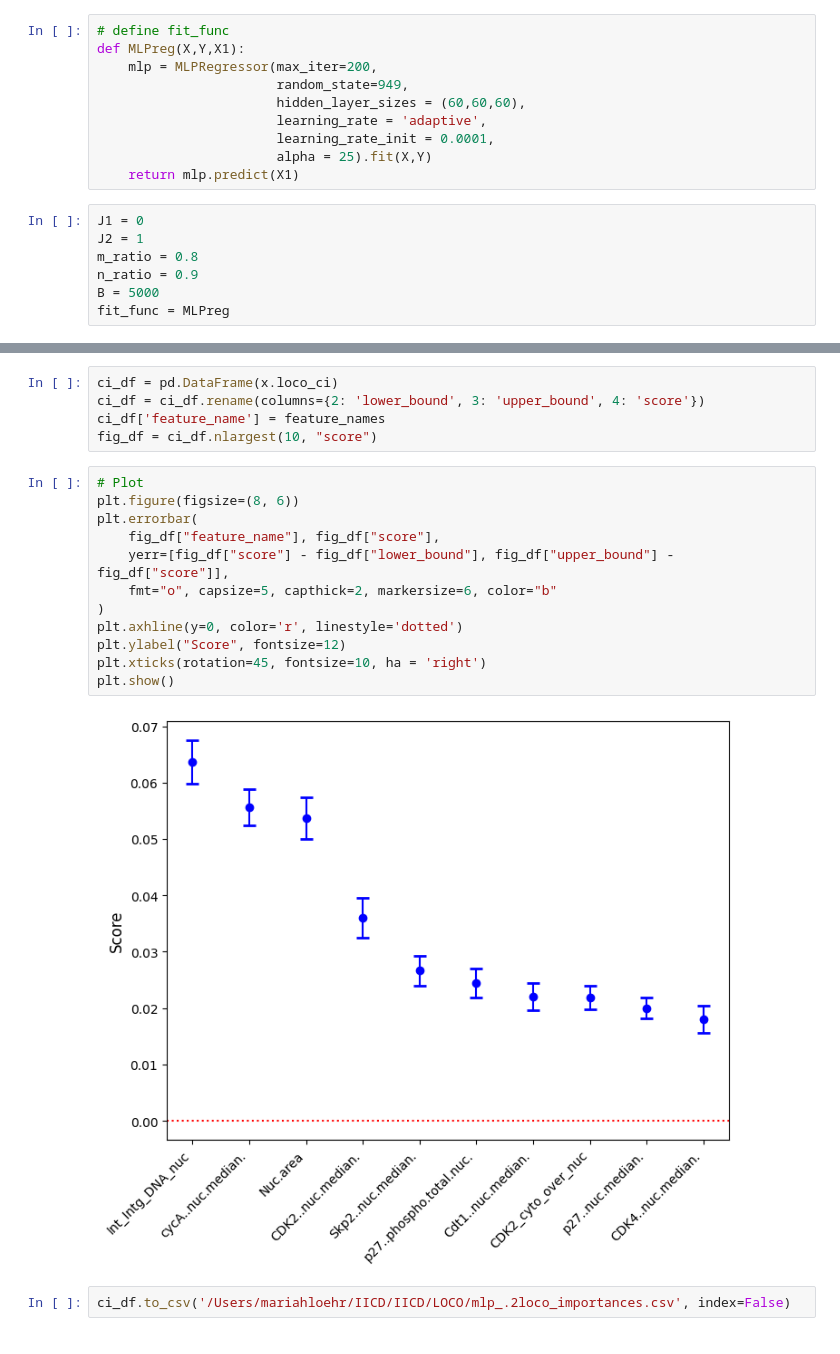
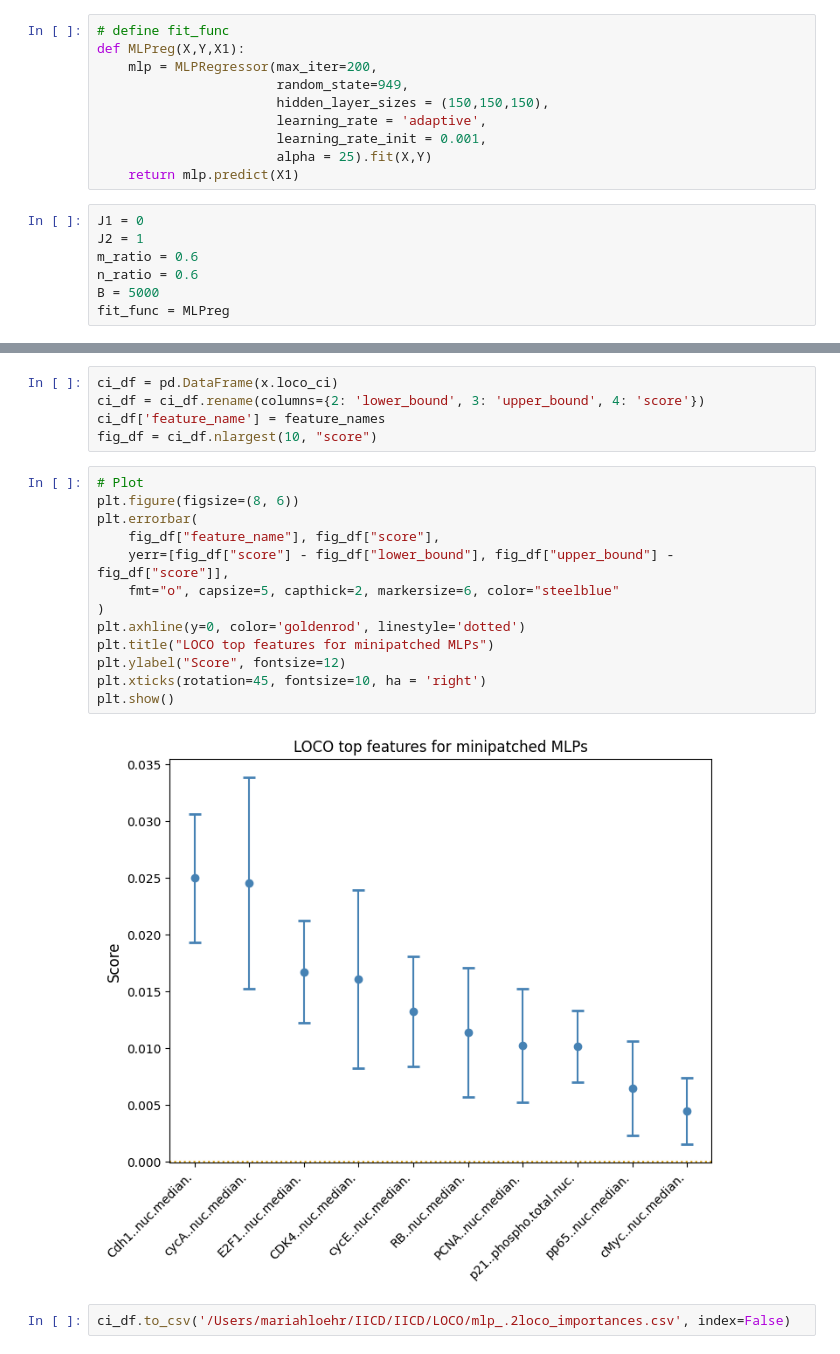
Before and after one commit to mariahgloehr/IICD, a Jupyter notebook: LOCO/MLP/LOCO_mlp_regression.ipynb, the cells around one changed output, grey strips where cells are left out. Cells and saved outputs as stored; diff of their text form.

Commit message:
xgb and mlp tuned loco plots

```diff
--- a/LOCO/MLP/LOCO_mlp_regression.ipynb
+++ b/LOCO/MLP/LOCO_mlp_regression.ipynb
@@ -44,16 +44,16 @@ import re
 def MLPreg(X,Y,X1):
     mlp = MLPRegressor(max_iter=200,
                        random_state=949,
-                       hidden_layer_sizes = (60,60,60),
+                       hidden_layer_sizes = (150,150,150),
                        learning_rate = 'adaptive',
-                       learning_rate_init = 0.0001,
+                       learning_rate_init = 0.001,
                        alpha = 25).fit(X,Y)
     return mlp.predict(X1)
 # %%
 J1 = 0
 J2 = 1
-m_ratio = 0.8
-n_ratio = 0.9
+m_ratio = 0.6
+n_ratio = 0.6
 B = 5000
 fit_func = MLPreg
 # %%
@@ -70,16 +68,17 @@ fig_df = ci_df.nlargest(10, "score")
 # %%
 # Plot
 plt.figure(figsize=(8, 6))
 plt.errorbar(
     fig_df["feature_name"], fig_df["score"],
     yerr=[fig_df["score"] - fig_df["lower_bound"], fig_df["upper_bound"] - fig_df["score"]],
-    fmt="o", capsize=5, capthick=2, markersize=6, color="b"
+    fmt="o", capsize=5, capthick=2, markersize=6, color="steelblue"
 )
-plt.axhline(y=0, color='r', linestyle='dotted')
+plt.axhline(y=0, color='goldenrod', linestyle='dotted')
+plt.title("LOCO top features for minipatched MLPs")
 plt.ylabel("Score", fontsize=12)
 plt.xticks(rotation=45, fontsize=10, ha = 'right')
 plt.show()
 # %% [output]
-[figure, old version]
+[figure, new version]
 # %%
 ci_df.to_csv('/Users/mariahloehr/IICD/IICD/LOCO/mlp_.2loco_importances.csv', index=False)
```
Also changed, not shown: parts of 1 cell of this notebook, 5 other files.
